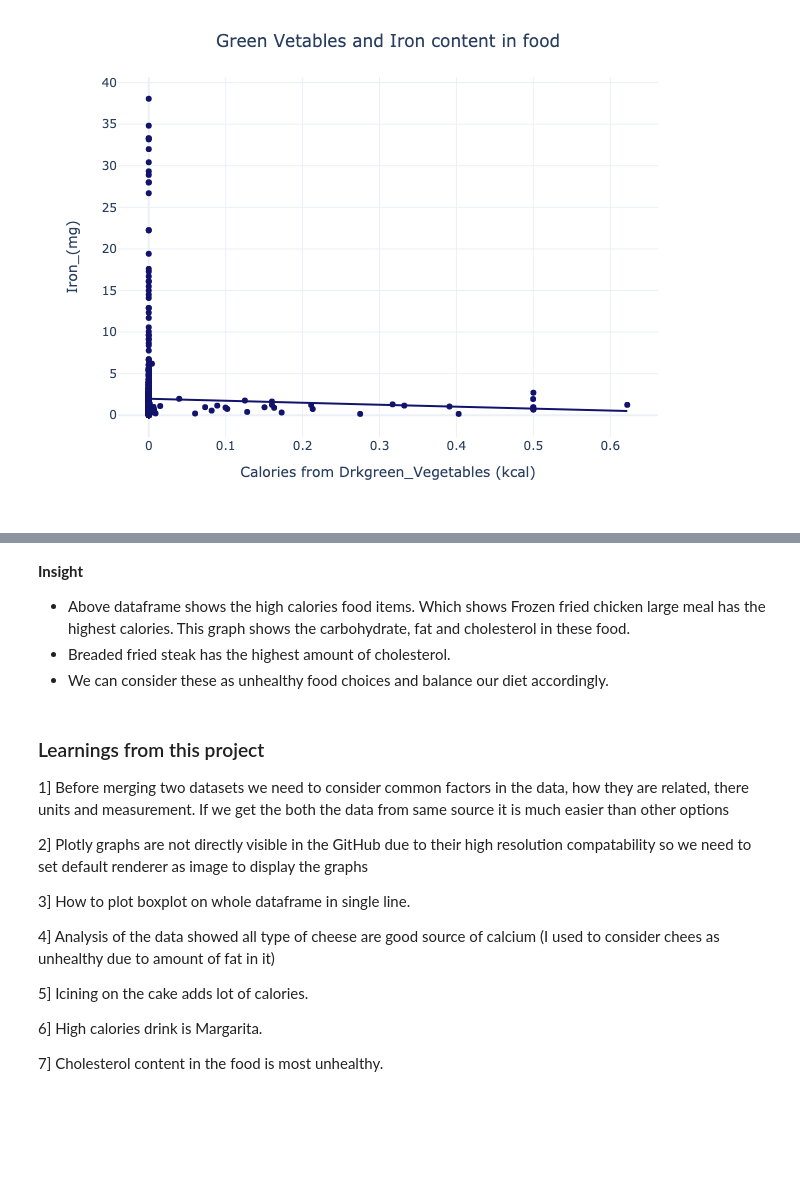
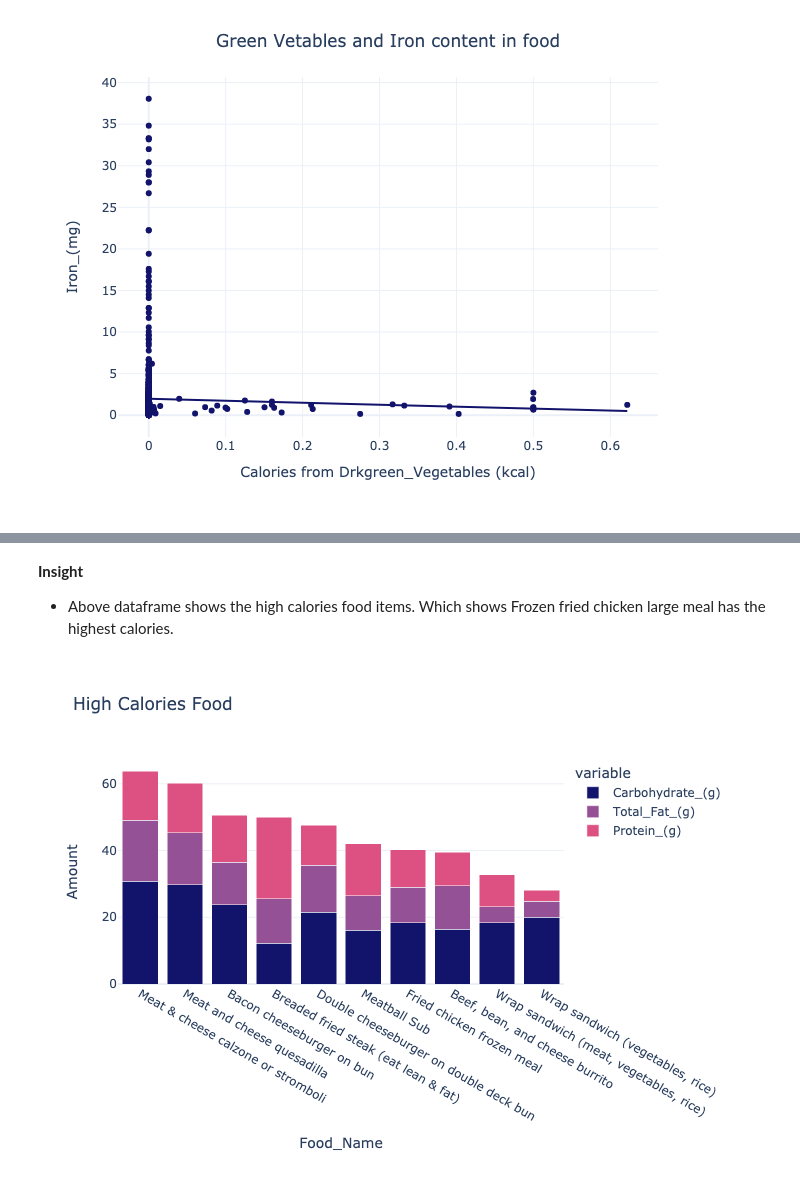
Before and after one commit to shrpatil/Intro-to-Data-Science, a Jupyter notebook: Final/Project_final.ipynb, the cells around one changed output, grey strips where cells are left out. Saved outputs shown, nothing was run; the diff lists cells and outputs as text; code cells hidden in the pictures; blank space fills up the shorter version.

```diff
--- a/Final/Project_final.ipynb
+++ b/Final/Project_final.ipynb
@@ -696,21 +703,16 @@ fig.show()
-# %% [markdown]
-__Insight__
-- Above dataframe shows the high calories food items. Which shows Frozen fried chicken large meal has the highest calories. This graph shows the carbohydrate, fat and cholesterol in these food.
-- Breaded fried steak has the highest amount of cholesterol.
-- We can consider these as unhealthy food choices and balance our diet accordingly.
-# %% [markdown]
-### Learnings from this project
-
-1] Before merging two datasets we need to consider common factors in the data, how they are related, there units and measurement. If we get the both the data from same source it is much easier than other options
-
-2] Plotly graphs are not directly visible in the GitHub due to their high resolution compatability so we need to set default renderer as image to display the graphs
-
-3] How to plot boxplot on whole dataframe in single line.
-
-4] Analysis of the data showed all type of cheese are good source of calcium (I used to consider chees as unhealthy due to amount of fat in it)
-
-5] Icining on the cake adds lot of calories.
-
-6] High calories drink is Margarita.
-
-7] Cholesterol content in the food is most unhealthy.
+# %% [markdown]
+__Insight__
+- Above dataframe shows the high calories food items. Which shows Frozen fried chicken large meal has the highest calories.
+# %%
+#Boxplot of nutrients in the high calories food.
+
+fig = px.bar(calories_df, x="Food_Name", y=["Carbohydrate_(g)", "Total_Fat_(g)","Protein_(g)"],
+             title="High Calories Food ",
+             color_discrete_map={"Carbohydrate_(g)": "#12136b",
+                                 "Total_Fat_(g)": "#955196",
+                                 "Protein_(g)":"#dd5182"},
+            template="plotly_white")
+fig.update_layout(barmode='stack', xaxis={'categoryorder':'total descending'},yaxis_title="Amount")
+fig.show()
+# %% [output]
+[figure, added]
```
Also changed, not shown: parts of 40 cells of this notebook, 4 other files.
